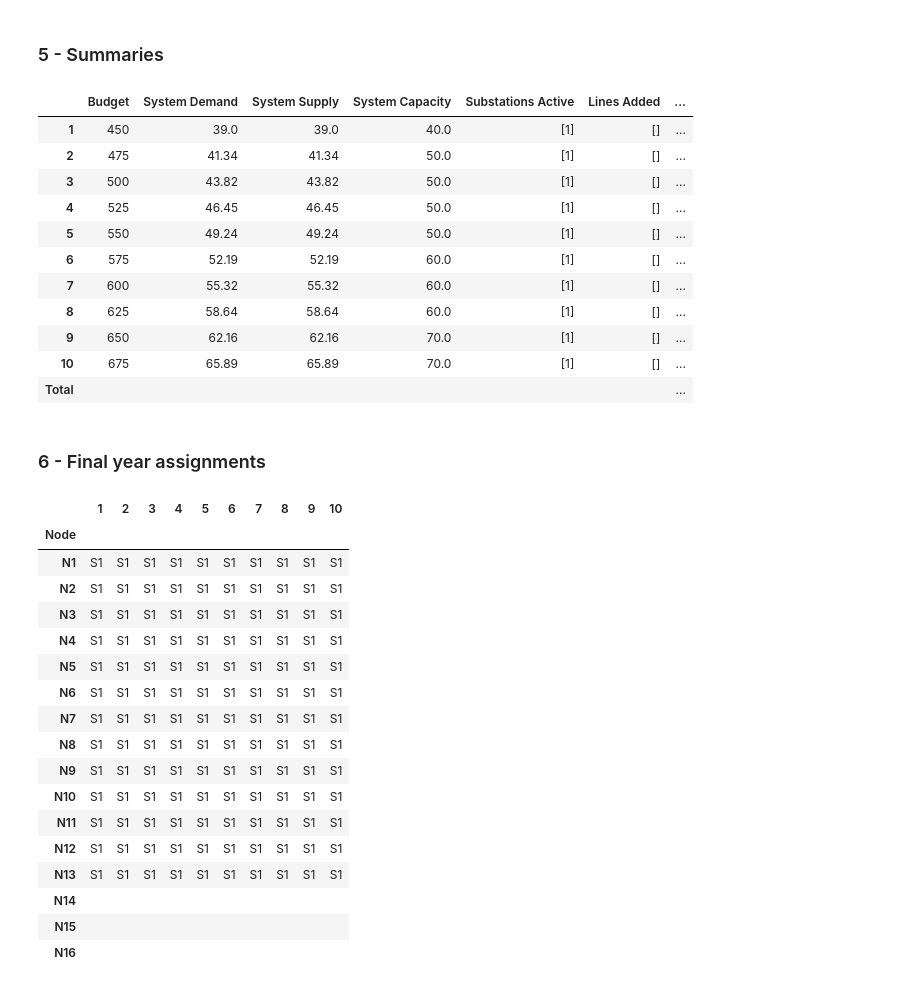
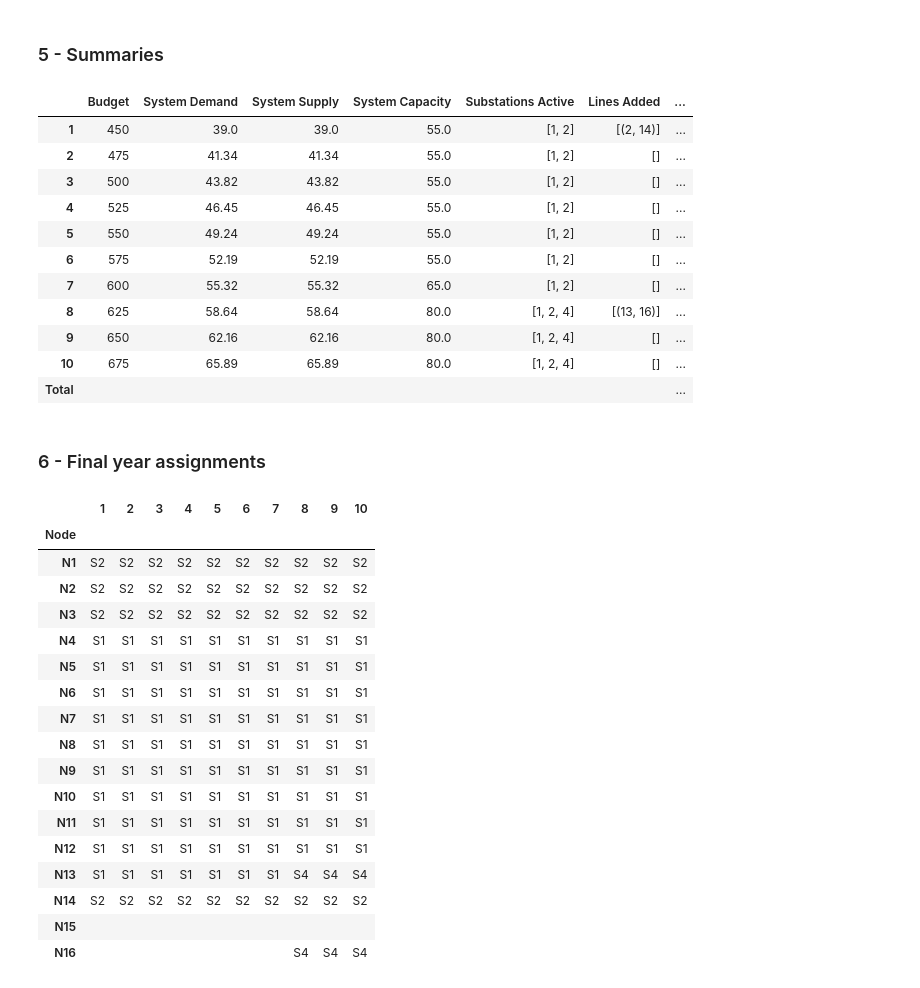
Before and after one commit to hubertprz/46750-optimization-assignment-2, a Jupyter notebook: model_2Test.ipynb, the cells around one changed output. Drawn from its saved outputs; the diff is of its cells as text; code cells hidden in the pictures.

```diff
--- a/model_2Test.ipynb
+++ b/model_2Test.ipynb
@@ -91,3 +91,7 @@ for t in years:
 # Quick check of total demand per year
 system_demand = {t: round(sum(demands[t].values()), 2) for t in years}
 system_demand
+
+# Connection change penalties
+connect_cost = 10
+disconnect_cost = 10
@@ -111,6 +104,8 @@ solution = solve_network_intertemporal(
     years=years,
     demands=demands,
     op_cost=2,
+    connect_cost=connect_cost,
+    disconnect_cost=disconnect_cost,
     OutputFlag=0
 )
 # %% [markdown]
@@ -139,45 +134,46 @@ summary = pd.DataFrame({
     'Substations Active': [[s for s in S_idx if solution['w'][(s, t)] > 0.5] for t in years],
     'Lines Added': [lines_added[t] for t in years],
     'Cost substation (nom)': [round(solution['cost_components_nominal'][t]['substation'], 2) for t in years],
     'Cost lines (nom)': [round(solution['cost_components_nominal'][t]['lines'], 2) for t in years],
     'Cost connect (nom)': [round(solution['cost_components_nominal'][t]['connect'], 2) for t in years],
     'Cost disconnect (nom)': [round(solution['cost_components_nominal'][t]['disconnect'], 2) for t in years],
     'Cost reinforcement (nom)': [round(solution['cost_components_nominal'][t]['reinforcement'], 2) for t in years],
     'Cost opex (nom)': [round(solution['cost_components_nominal'][t]['opex'], 2) for t in years],
     'Cost (nominal)': [round(solution['cost_per_year_nominal'][t], 2) for t in years],
     'Cost (discounted)': [round(solution['cost_per_year'][t], 2) for t in years],
 }, index=years)
 
 summary_totals = pd.DataFrame({
     'Budget': [''],
     'System Demand': [''],
     'System Supply': [''],
     'System Capacity': [''],
     'Substations Active': [''],
     'Lines Added': [''],
     'Cost substation (nom)': [round(sum(solution['cost_components_nominal'][t]['substation'] for t in years), 2)],
     'Cost lines (nom)': [round(sum(solution['cost_components_nominal'][t]['lines'] for t in years), 2)],
-    'Cost connection (nom)': [round(sum(solution['cost_components_nominal'][t].get('connection', 0) for t in years), 2)],
+    'Cost connect (nom)': [round(sum(solution['cost_components_nominal'][t]['connect'] for t in years), 2)],
+    'Cost disconnect (nom)': [round(sum(solution['cost_components_nominal'][t]['disconnect'] for t in years), 2)],
     'Cost reinforcement (nom)': [round(sum(solution['cost_components_nominal'][t]['reinforcement'] for t in years), 2)],
     'Cost opex (nom)': [round(sum(solution['cost_components_nominal'][t]['opex'] for t in years), 2)],
     'Cost (nominal)': [round(sum(solution['cost_per_year_nominal'][t] for t in years), 2)],
-    'Cost (discounted)': [round(sum(solution['cost_per_year'][t] for t in years), 2)]
+    'Cost (discounted)': [round(sum(solution['cost_per_year'][t] for t in years), 2)],
 }, index=['Total'])
 
 summary = pd.concat([summary, summary_totals])
 summary
 # %% [output]
 |  | Budget | System Demand | System Supply | System Capacity | Substations Active | Lines Added | ... |
-| 1 | 450 | 39.0 | 39.0 | 40.0 | [1] | [] | ... |
-| 2 | 475 | 41.34 | 41.34 | 50.0 | [1] | [] | ... |
-| 3 | 500 | 43.82 | 43.82 | 50.0 | [1] | [] | ... |
-| 4 | 525 | 46.45 | 46.45 | 50.0 | [1] | [] | ... |
-| 5 | 550 | 49.24 | 49.24 | 50.0 | [1] | [] | ... |
-| 6 | 575 | 52.19 | 52.19 | 60.0 | [1] | [] | ... |
-| 7 | 600 | 55.32 | 55.32 | 60.0 | [1] | [] | ... |
-| 8 | 625 | 58.64 | 58.64 | 60.0 | [1] | [] | ... |
-| 9 | 650 | 62.16 | 62.16 | 70.0 | [1] | [] | ... |
-| 10 | 675 | 65.89 | 65.89 | 70.0 | [1] | [] | ... |
+| 1 | 450 | 39.0 | 39.0 | 55.0 | [1, 2] | [(2, 14)] | ... |
+| 2 | 475 | 41.34 | 41.34 | 55.0 | [1, 2] | [] | ... |
+| 3 | 500 | 43.82 | 43.82 | 55.0 | [1, 2] | [] | ... |
+| 4 | 525 | 46.45 | 46.45 | 55.0 | [1, 2] | [] | ... |
+| 5 | 550 | 49.24 | 49.24 | 55.0 | [1, 2] | [] | ... |
+| 6 | 575 | 52.19 | 52.19 | 55.0 | [1, 2] | [] | ... |
+| 7 | 600 | 55.32 | 55.32 | 65.0 | [1, 2] | [] | ... |
+| 8 | 625 | 58.64 | 58.64 | 80.0 | [1, 2, 4] | [(13, 16)] | ... |
+| 9 | 650 | 62.16 | 62.16 | 80.0 | [1, 2, 4] | [] | ... |
+| 10 | 675 | 65.89 | 65.89 | 80.0 | [1, 2, 4] | [] | ... |
 | Total |  |  |  |  |  |  | ... |
 # %% [markdown]
 ### 6 - Final year assignments
@@ -202,9 +198,9 @@ assignments_df
 # %% [output]
 |  | 1 | 2 | 3 | 4 | 5 | 6 | 7 | 8 | 9 | 10 |
 | Node |  |  |  |  |  |  |  |  |  |  |
-| N1 | S1 | S1 | S1 | S1 | S1 | S1 | S1 | S1 | S1 | S1 |
-| N2 | S1 | S1 | S1 | S1 | S1 | S1 | S1 | S1 | S1 | S1 |
-| N3 | S1 | S1 | S1 | S1 | S1 | S1 | S1 | S1 | S1 | S1 |
+| N1 | S2 | S2 | S2 | S2 | S2 | S2 | S2 | S2 | S2 | S2 |
+| N2 | S2 | S2 | S2 | S2 | S2 | S2 | S2 | S2 | S2 | S2 |
+| N3 | S2 | S2 | S2 | S2 | S2 | S2 | S2 | S2 | S2 | S2 |
 | N4 | S1 | S1 | S1 | S1 | S1 | S1 | S1 | S1 | S1 | S1 |
 | N5 | S1 | S1 | S1 | S1 | S1 | S1 | S1 | S1 | S1 | S1 |
 | N6 | S1 | S1 | S1 | S1 | S1 | S1 | S1 | S1 | S1 | S1 |
@@ -214,7 +210,7 @@ assignments_df
 | N10 | S1 | S1 | S1 | S1 | S1 | S1 | S1 | S1 | S1 | S1 |
 | N11 | S1 | S1 | S1 | S1 | S1 | S1 | S1 | S1 | S1 | S1 |
 | N12 | S1 | S1 | S1 | S1 | S1 | S1 | S1 | S1 | S1 | S1 |
-| N13 | S1 | S1 | S1 | S1 | S1 | S1 | S1 | S1 | S1 | S1 |
-| N14 |  |  |  |  |  |  |  |  |  |  |
+| N13 | S1 | S1 | S1 | S1 | S1 | S1 | S1 | S4 | S4 | S4 |
+| N14 | S2 | S2 | S2 | S2 | S2 | S2 | S2 | S2 | S2 | S2 |
 | N15 |  |  |  |  |  |  |  |  |  |  |
-| N16 |  |  |  |  |  |  |  |  |  |  |
+| N16 |  |  |  |  |  |  |  | S4 | S4 | S4 |
```
Also changed, not shown: parts of 1 cell of this notebook, 1 other file.
